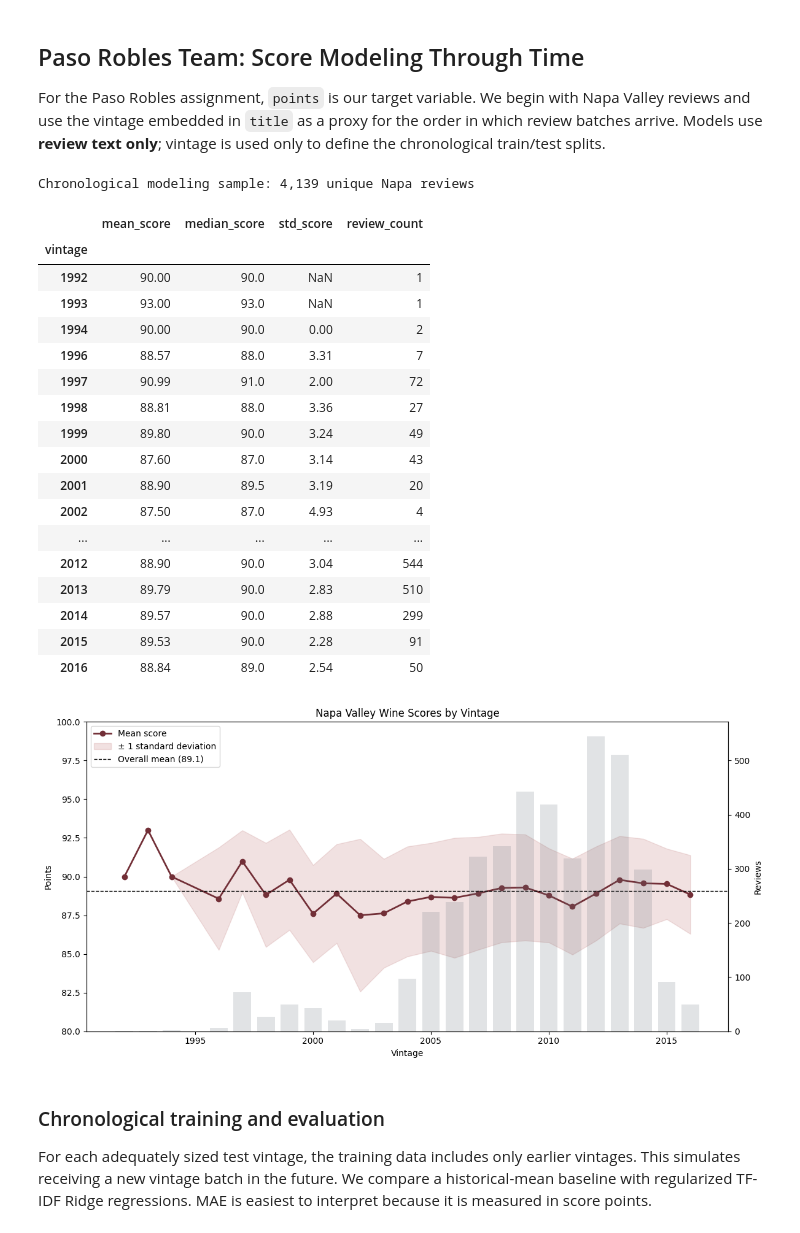
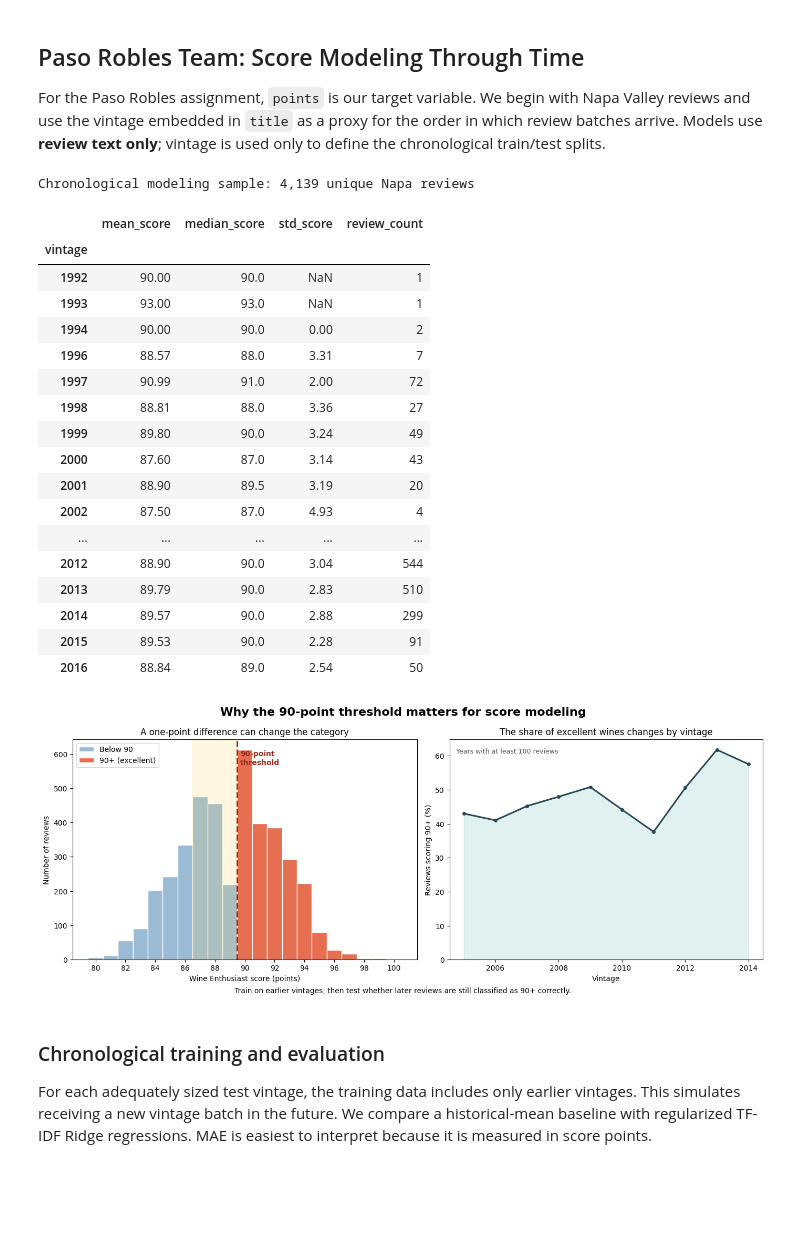
Before and after one commit to dylanhernandez1/DATA4401_Project3, a Jupyter notebook: Chris_EDA_Variables.ipynb, the cells around one changed output. Cells and saved outputs as stored; diff of their text form; code cells hidden in the pictures; blank space fills up the shorter version.

Commit message:
Added graphics for the slides

```diff
--- a/Chris_EDA_Variables.ipynb
+++ b/Chris_EDA_Variables.ipynb
@@ -6,8 +6,22 @@ Exploring regions with the most reviews.
 from pathlib import Path
 import pandas as pd
 import matplotlib.pyplot as plt
+import seaborn as sns
 
-data_file = Path('datasets/winemag-data-130k-v2.csv')
-reviews = pd.read_csv(data_file)
-reviews.head()
+# data_file = Path('datasets/winemag-data-130k-v2.csv')
+# reviews = pd.read_csv(data_file)
+# reviews.head()
+
+
+df = pd.read_csv("datasets/winemag-data-130k-v2.csv")
+
+# Remove the CSV export index, then remove duplicate reviews
+df = (
+    df.drop(columns="Unnamed: 0")
+      .drop_duplicates(subset=["title", "description"])
+      .reset_index(drop=True)
+)
+reviews = df
+
+print(f"Reviews remaining: {df.shape[0]:,}")
 # %% [output]
@@ -137,49 +165,70 @@ napa_time = (napa_time.dropna(subset=['vintage', 'description', 'points'])
 napa_time['vintage'] = napa_time['vintage'].astype(int)
 
 yearly_scores = napa_time.groupby('vintage')['points'].agg(
     mean_score='mean', median_score='median', std_score='std', review_count='size'
 )
 print(f'Chronological modeling sample: {len(napa_time):,} unique Napa reviews')
 display(yearly_scores.round(2))
 
-# Time plot: score trend plus review count, so sparse years are visible.
-fig, ax1 = plt.subplots(figsize=(12, 6))
-ax1.plot(yearly_scores.index, yearly_scores['mean_score'], marker='o', color='#722F37',
-         linewidth=2, label='Mean score')
-ax1.fill_between(yearly_scores.index, yearly_scores['mean_score'] - yearly_scores['std_score'],
-                 yearly_scores['mean_score'] + yearly_scores['std_score'],
-                 color='#C98B8B', alpha=.25, label='± 1 standard deviation')
-ax1.axhline(napa_time['points'].mean(), color='black', linestyle='--', linewidth=1,
-            label=f"Overall mean ({napa_time['points'].mean():.1f})")
-ax1.set(title='Napa Valley Wine Scores by Vintage', xlabel='Vintage', ylabel='Points', ylim=(80, 100))
-ax1.legend(loc='upper left')
-ax2 = ax1.twinx()
-ax2.bar(yearly_scores.index, yearly_scores['review_count'], color='#6C757D', alpha=.20, width=.75)
-ax2.set_ylabel('Reviews')
-ax2.grid(False)
+# Brief-update visual: the score distribution and the 90+ rate across vintages.
+# Only show vintages with enough reviews for a stable percentage.
+vintage_thresholds = (napa_time.groupby('vintage')['points']
+    .agg(review_count='size', high_score_rate=lambda scores: (scores >= 90).mean() * 100)
+    .query('review_count >= 100'))
+
+fig, axes = plt.subplots(1, 2, figsize=(14, 5.5), gridspec_kw={'width_ratios': [1.1, 1]})
+
+# Left: make the business-relevant 90-point boundary visible.
+bins = range(int(napa_time['points'].min()), int(napa_time['points'].max()) + 2)
+axes[0].hist(napa_time.loc[napa_time['points'] < 90, 'points'], bins=bins, align='left',
+             color='#9BBBD4', edgecolor='white', label='Below 90')
+axes[0].hist(napa_time.loc[napa_time['points'] >= 90, 'points'], bins=bins, align='left',
+             color='#E76F51', edgecolor='white', label='90+ (excellent)')
+axes[0].axvline(89.5, color='#9D2A1E', linewidth=2.2, linestyle='--')
+axes[0].axvspan(86.5, 89.5, color='#F4D35E', alpha=.18)
+axes[0].text(89.7, axes[0].get_ylim()[1] * .95, '90-point\nthreshold', color='#9D2A1E',
+             weight='bold', va='top')
+axes[0].set(title='A one-point difference can change the category',
+            xlabel='Wine Enthusiast score (points)', ylabel='Number of reviews')
+axes[0].set_xticks(range(80, 101, 2))
+axes[0].legend(loc='upper left')
+
+# Right: the chronological question for Team Paso Robles.
+axes[1].plot(vintage_thresholds.index, vintage_thresholds['high_score_rate'], marker='o',
+             linewidth=2.2, markersize=4, color='#264653')
+axes[1].fill_between(vintage_thresholds.index, vintage_thresholds['high_score_rate'],
+                     color='#2A9D8F', alpha=.14)
+axes[1].set(title='The share of excellent wines changes by vintage', xlabel='Vintage',
+            ylabel='Reviews scoring 90+ (%)', ylim=(0, None))
+axes[1].text(.02, .96, 'Years with at least 100 reviews', transform=axes[1].transAxes,
+             va='top', fontsize=9, color='#4D4D4D')
+
+fig.suptitle('Why the 90-point threshold matters for score modeling', fontsize=16, weight='bold')
+fig.text(.5, -.01, 'Train on earlier vintages, then test whether later reviews are still classified as 90+ correctly.',
+         ha='center', fontsize=10)
 plt.tight_layout()
 plt.show()
 # %% [output]
 Chronological modeling sample: 4,139 unique Napa reviews
 |  | mean_score | median_score | std_score | review_count |
 | vintage |  |  |  |  |
 | 1992 | 90.00 | 90.0 | NaN | 1 |
 | 1993 | 93.00 | 93.0 | NaN | 1 |
 | 1994 | 90.00 | 90.0 | 0.00 | 2 |
 | 1996 | 88.57 | 88.0 | 3.31 | 7 |
 | 1997 | 90.99 | 91.0 | 2.00 | 72 |
 | 1998 | 88.81 | 88.0 | 3.36 | 27 |
 | 1999 | 89.80 | 90.0 | 3.24 | 49 |
 | 2000 | 87.60 | 87.0 | 3.14 | 43 |
 | 2001 | 88.90 | 89.5 | 3.19 | 20 |
 | 2002 | 87.50 | 87.0 | 4.93 | 4 |
 | ... | ... | ... | ... | ... |
 | 2012 | 88.90 | 90.0 | 3.04 | 544 |
 | 2013 | 89.79 | 90.0 | 2.83 | 510 |
 | 2014 | 89.57 | 90.0 | 2.88 | 299 |
 | 2015 | 89.53 | 90.0 | 2.28 | 91 |
 | 2016 | 88.84 | 89.0 | 2.54 | 50 |
-[figure, old version]
+[figure, new version]
 # %% [markdown]
 ### Chronological training and evaluation
 
```
Also changed, not shown: parts of 6 cells of this notebook.
